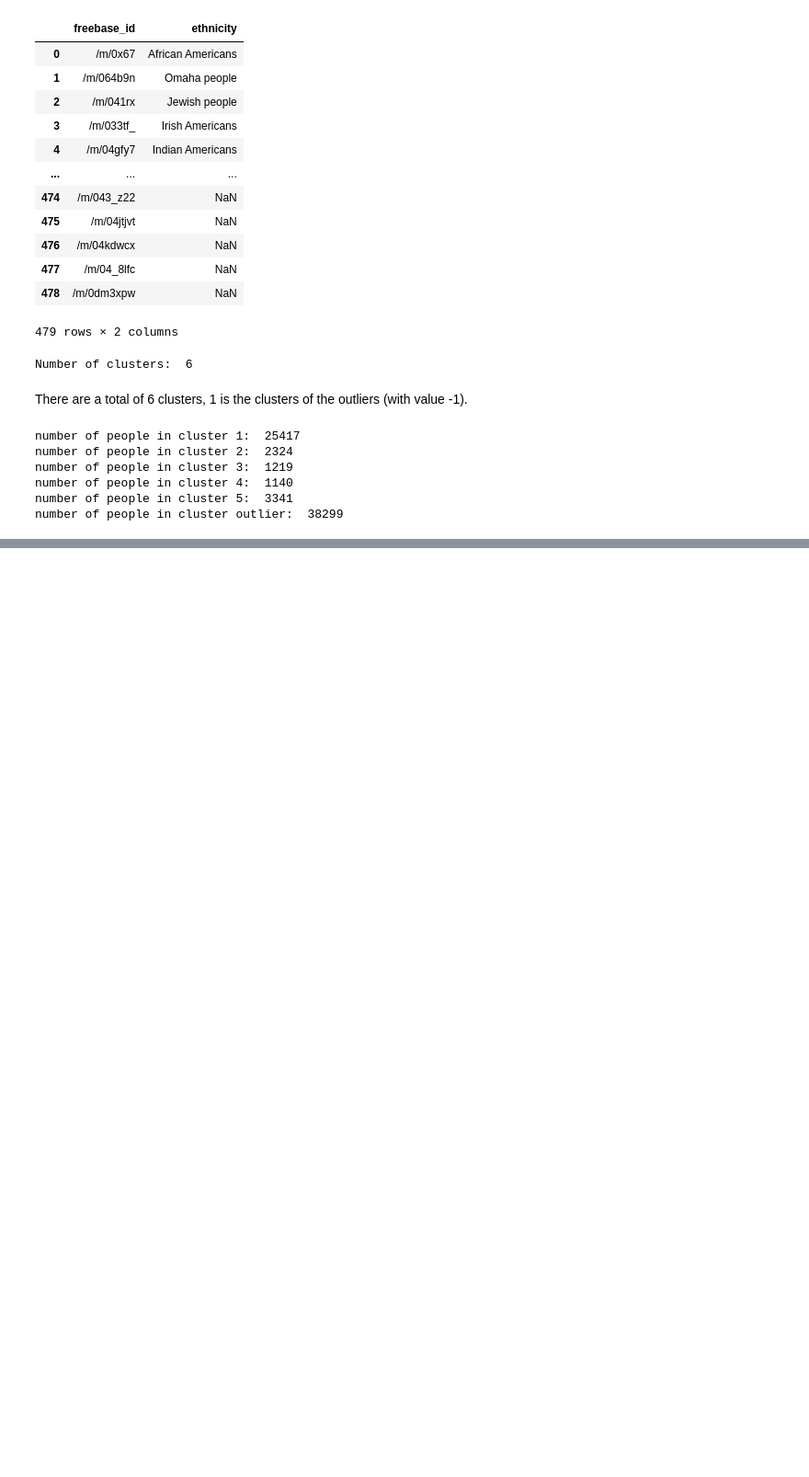
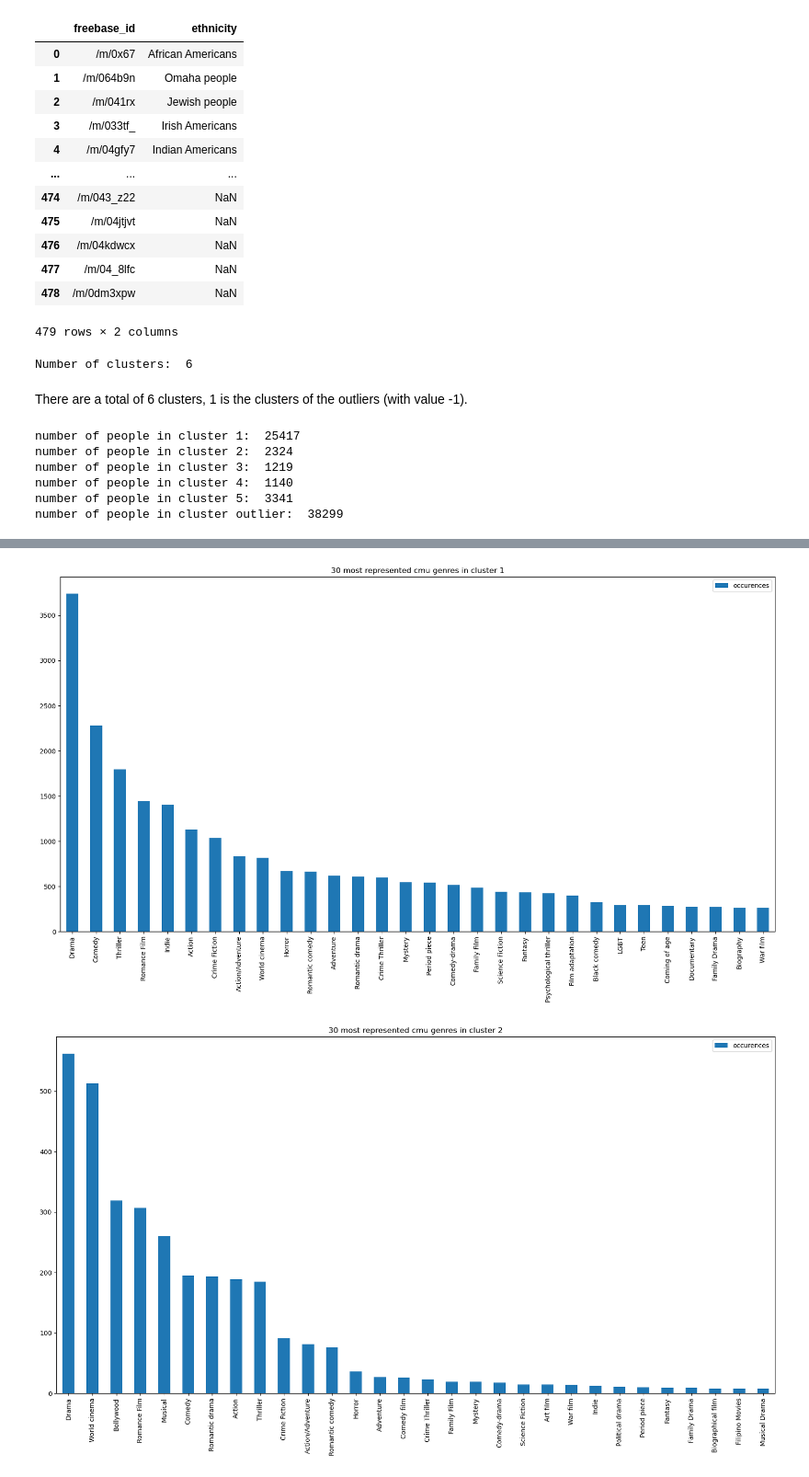
Before and after one commit to epfl-ada/ada-2022-project-tacocat, a Jupyter notebook: src/cluster.ipynb, the cells around one changed output, grey strips where cells are left out. Shown at 92% size. Cells and saved outputs as stored; diff of their text form; code cells hidden in the pictures; blank space fills up the shorter version.

```diff
--- a/src/cluster.ipynb
+++ b/src/cluster.ipynb
@@ -113,0 +153,18 @@ ethnicities5 = get_ethnicities(cluster5)
+# %%
+def get_cmu_genres(cluster):
+	genres = {}
+	for i in range(len(cluster)):
+		if type(cluster.iloc[i].genres_cmu) == list:
+			for genre in cluster.iloc[i].genres_cmu:
+				if genre in genres:
+					genres[genre] += 1
+				else:
+					genres[genre] = 1
+	#return dataframe with two columns, profession and occurences
+	return pd.DataFrame.from_dict(genres, orient='index', columns=['occurences']).sort_values(by=['occurences'], ascending=False)
+# %%
+cmu_genres1 = get_cmu_genres(movies_cluster1)
+cmu_genres2 = get_cmu_genres(movies_cluster2)
+cmu_genres3 = get_cmu_genres(movies_cluster3)
+cmu_genres4 = get_cmu_genres(movies_cluster4)
+cmu_genres5 = get_cmu_genres(movies_cluster5)
@@ -114,3 +205,20 @@ ethnicities5 = get_ethnicities(cluster5)
+# %%
+
+def plot_cmu_genres(*args):
+    for (cmus, id) in args:
+        #print(eth, id)
+        cmu = cmus.copy()
+        cmu = cmu[cmu['occurences'] > 0]
+        #keep only 10 most occuring, drop the rest
+        num = cmu.shape[0]
+        if num > 30:
+            num = 30
+        cmu = cmu[:num]
+        #get name of variable eth
+        y = cmu['occurences']
+
+        title = '{} most represented cmu genres in cluster {}'.format(num, id)
+        cmu.plot.bar( y='occurences', rot=90, figsize=(20,10), title=title)
 # %%
 #plot ethnicities 1 ditribution
 def plot_eth(*args):
@@ -141,0 +272,5 @@ plot_eth((ethnicities1, 1), (ethnicities2, 2),
+# %%
+plot_cmu_genres((cmu_genres1, 1), (cmu_genres2, 2), (cmu_genres3, 3), (cmu_genres4, 4), (cmu_genres5, 5))
+# %% [output]
+[figure, added]
+[figure, added]
```
Also changed, not shown: parts of 30 cells of this notebook, 3 other files.
